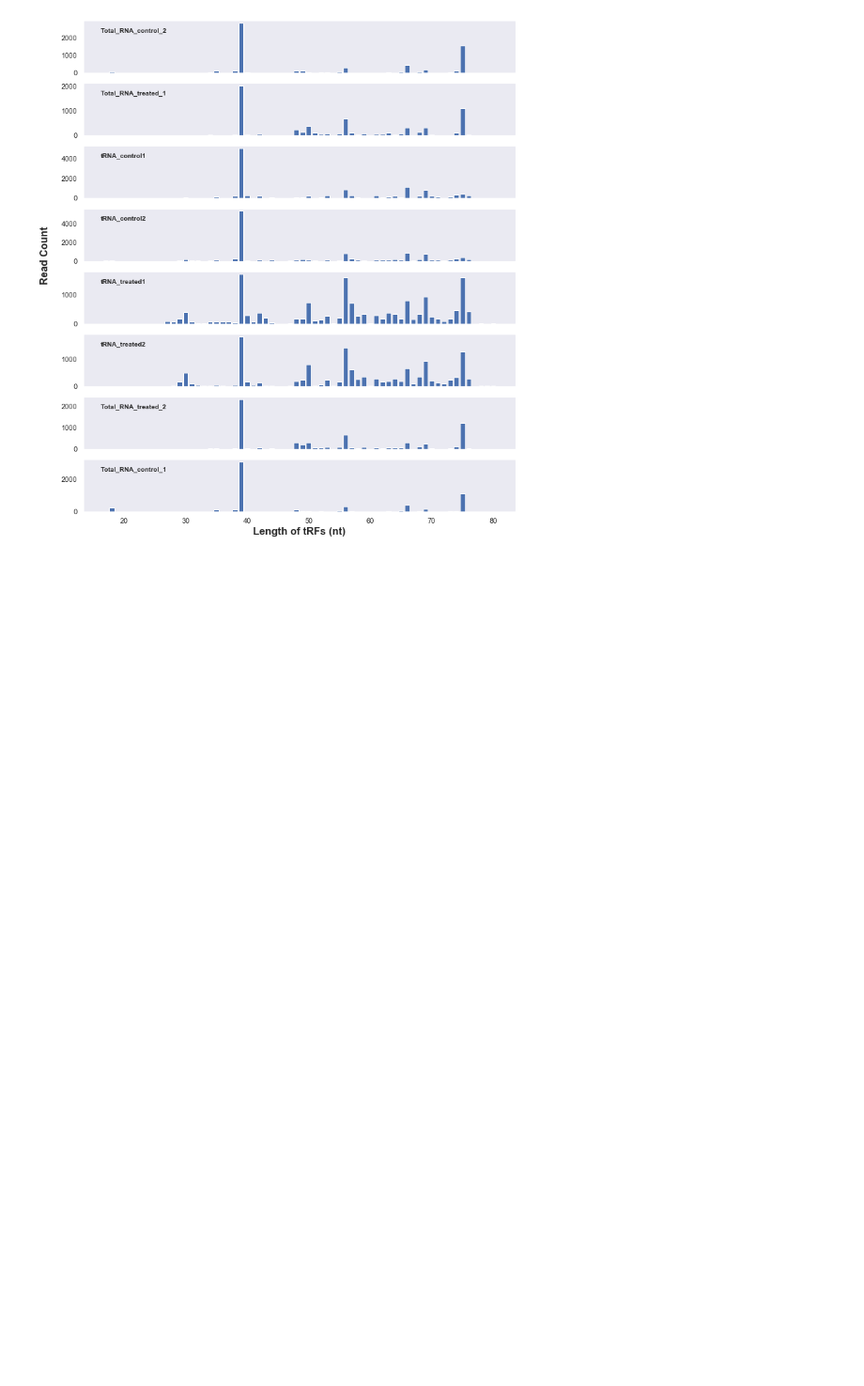
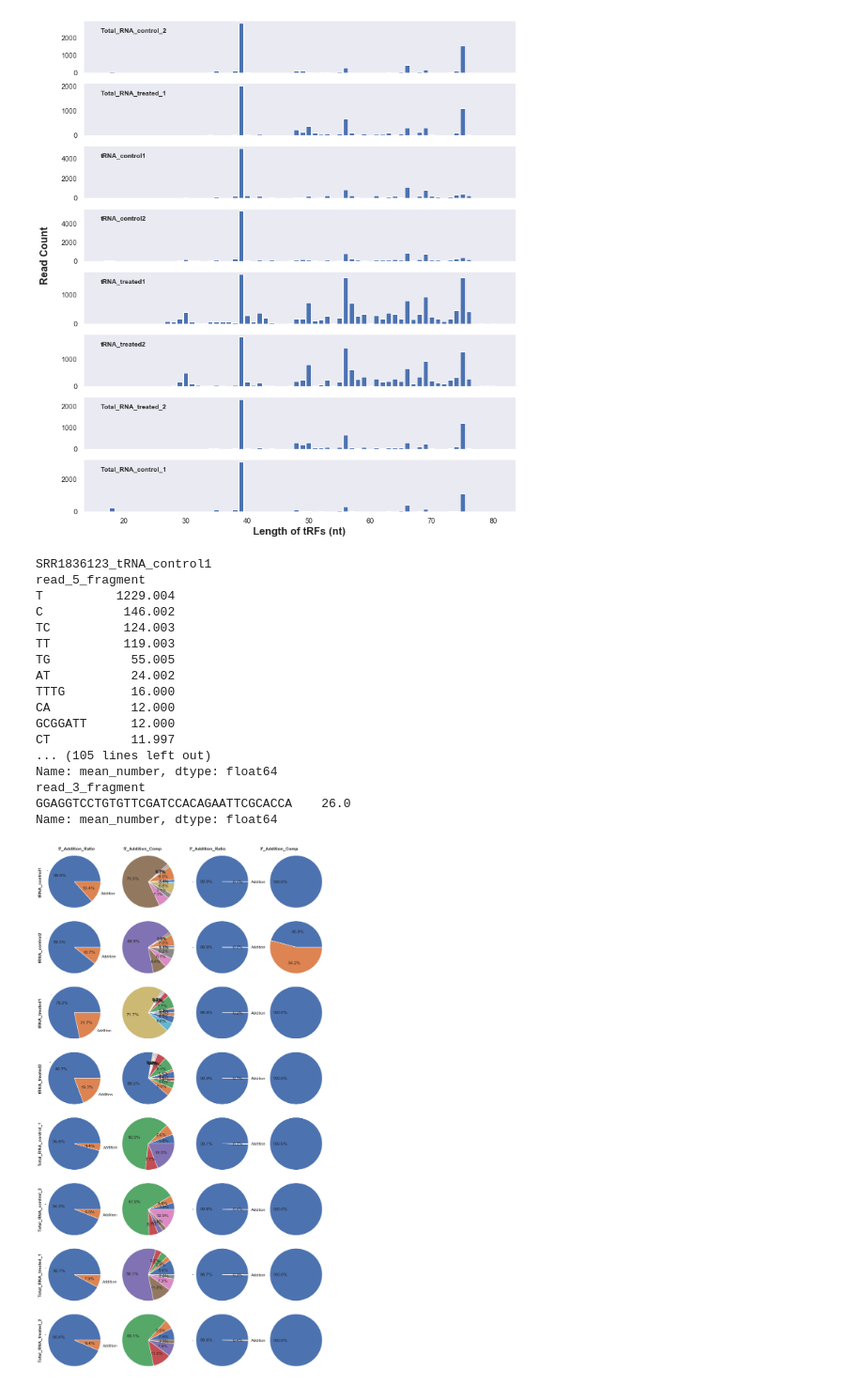
Before and after one commit to hqyone/tRNAExplorer, a Jupyter notebook: visualization/Report_creater.ipynb, the cells around one changed output. Shown at 94% size. Cells and saved outputs as stored; diff of their text form; code cells hidden in the pictures; blank space fills up the shorter version.

Commit message:
Add the 5' and 3' addition modifications analyses.

```diff
--- a/visualization/Report_creater.ipynb
+++ b/visualization/Report_creater.ipynb
@@ -220,3 +218,47 @@ es.drawTrfLengthDistribution(d,
 Available Samples :SRR1836128,SRR1836129,SRR1836123,SRR1836124,SRR1836125,SRR1836126,SRR1836130,SRR1836127
 Selected Samples :SRR1836128,SRR1836129,SRR1836123,SRR1836124,SRR1836125,SRR1836126,SRR1836130,SRR1836127
 [figure]
+# %%
+'''
+    The function shows the 5' and 3' base addition modifications of tRFs.
+    The function will print the top 5' and 3' addition modifications
+    And draw four types/columns of pie charts:
+        1. Pie charts showing the ratio of tRFs with or without 5'-Addition modification
+        2. Pie charts showing the composition of 5'-Addition modifications
+        3. Pie charts showing the ratio of tRFs with or without 3'-Addition modification
+        4. Pie charts showing the composition of 3'-Addition modifications
+    @param d: The data object generated by data_loader.py
+    @param proj_name: the name of project, the default is "test", use can check the name of hit.tab file
+            it follows the pattern : <sampleID>+"_"+<proj_name>+"_hit.tab"
+    @param top_num: The number of top addition modifications to be printed out
+    @param radius: the radius of pies
+    @param fontsize:
+    @param fig_width:
+    @return: None
+'''
+rs.getAddModificationStatisitc(d,
+                               proj_name = 'test',
+                               top_num =10,
+                               radius =1.2,
+                               fontsize = 12,
+                               fig_width  =14
+                               )
+# %% [output]
+SRR1836123_tRNA_control1
+read_5_fragment
+T          1229.004
+C           146.002
+TC          124.003
+TT          119.003
+TG           55.005
+AT           24.002
+TTTG         16.000
+CA           12.000
+GCGGATT      12.000
+CT           11.997
+... (105 lines left out)
+Name: mean_number, dtype: float64
+read_3_fragment
+GGAGGTCCTGTGTTCGATCCACAGAATTCGCACCA    26.0
+Name: mean_number, dtype: float64
+[figure, added]
```
Also changed, not shown: parts of 8 cells of this notebook, 2 other files.
